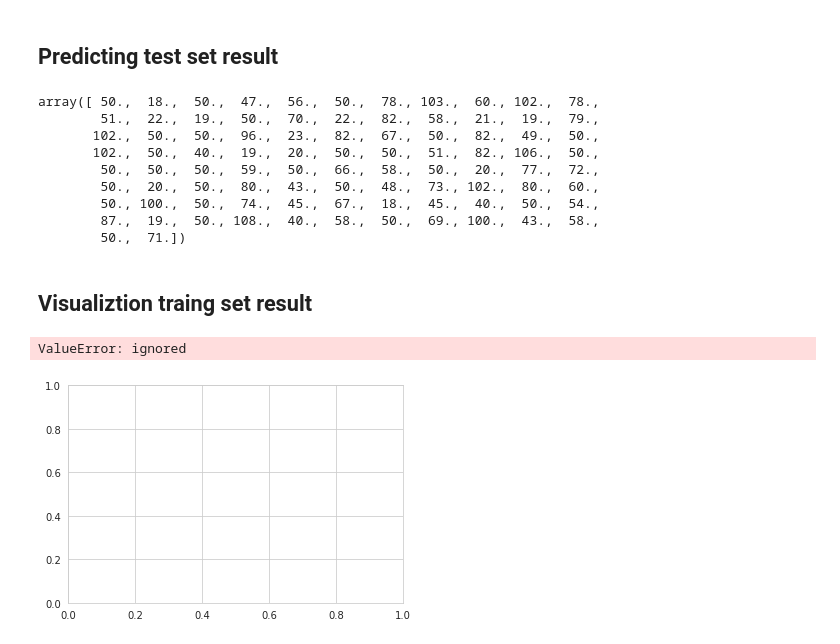
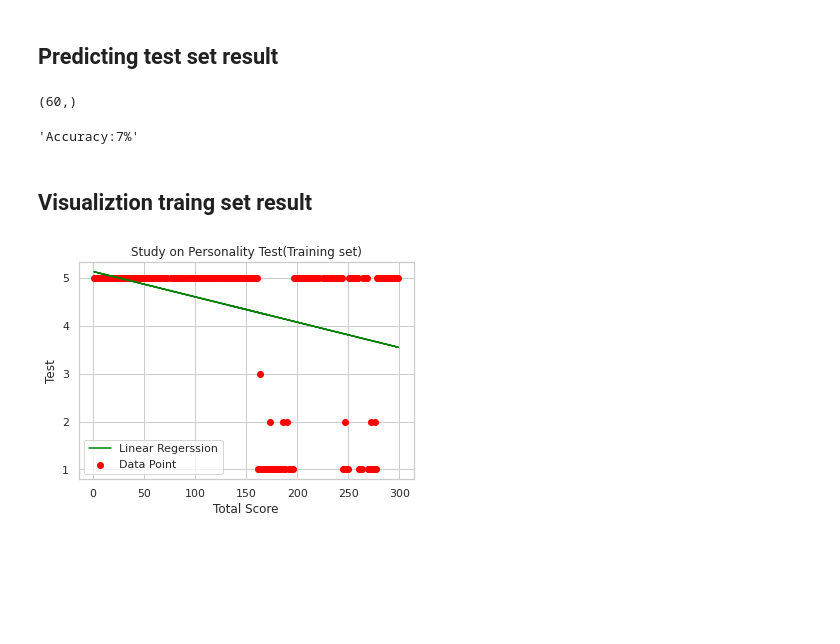
Before and after one commit to Vrushali9-collab/statsmodels-linear-regression, a Jupyter notebook: StudentdataSimpleReg.ipynb, the cells around one changed output. Saved outputs shown, nothing was run; the diff lists cells and outputs as text; code cells hidden in the pictures; blank space fills up the shorter version.

```diff
--- a/StudentdataSimpleReg.ipynb
+++ b/StudentdataSimpleReg.ipynb
@@ -84,5 +84,5 @@ data.isnull()
 300 rows × 12 columns
 # %%
 #spliting data into dependent and independent data
-x = data.iloc[:, :-1].values
-y = data.iloc[:, -1].values
+x = data.iloc[:, 0:1].values
+y = data.iloc[:, 1].values
@@ -98,7 +100,7 @@ y.shape
 ## **Splitting dataset into traing and test**
 # %%
 from sklearn.model_selection import train_test_split
-x_train,x_test,y_train,y_test=train_test_split(x,y,test_size=0.30,random_state=0)
+x_train,x_test,y_train,y_test=train_test_split(x,y,test_size=0.2,random_state=0)
 
 print(x_train.shape, x_test.shape, y_train.shape, y_test.shape)
 # %% [output]
@@ -123,14 +125,11 @@ y_train.shape
 ## **Predicting test set result**
 # %%
 y_pred=lr.predict(x_test)
-y_pred
+y_pred.shape
 # %% [output]
-array([ 50.,  18.,  50.,  47.,  56.,  50.,  78., 103.,  60., 102.,  78.,
-        51.,  22.,  19.,  50.,  70.,  22.,  82.,  58.,  21.,  19.,  79.,
-       102.,  50.,  50.,  96.,  23.,  82.,  67.,  50.,  82.,  49.,  50.,
-       102.,  50.,  40.,  19.,  20.,  50.,  50.,  51.,  82., 106.,  50.,
-        50.,  50.,  50.,  59.,  50.,  66.,  58.,  50.,  20.,  77.,  72.,
-        50.,  20.,  50.,  80.,  43.,  50.,  48.,  73., 102.,  80.,  60.,
-        50., 100.,  50.,  74.,  45.,  67.,  18.,  45.,  40.,  50.,  54.,
-        87.,  19.,  50., 108.,  40.,  58.,  50.,  69., 100.,  43.,  58.,
-        50.,  71.])
+(60,)
+# %%
+acc=lr.score(x_test,y_test)
+"Accuracy:{}%".format(int(round(acc*100)))
+# %% [output]
+'Accuracy:7%'
@@ -137,12 +142,12 @@ array([ 50.,  18.,  50.,  47.,  56.,  50.,  78., 103.,  60., 102.,  78.,
 # %% [markdown]
 ## **Visualiztion traing set result**
 # %%
-plt.scatter(x_train, y_train, color = 'red')
-plt.plot(x, lr.predict(x_train), color = 'blue')
-plt.title('Salary vs Experience (Training set)')
-plt.xlabel('Years of Experience')
-plt.ylabel('Salary')
+plt.scatter(x_train, y_train, color = 'red',label='Data Point')
+plt.plot(x_train, lr.predict(x_train), color = 'green',label='Linear Regerssion')
+plt.title('Study on Personality Test(Training set)')
+plt.xlabel('Total Score')
+plt.ylabel('Test')
+plt.legend()
 plt.show()
 # %% [output]
-ValueError: ignored
-[figure, old version]
+[figure, new version]
```
Also changed, not shown: parts of 19 cells of this notebook.
